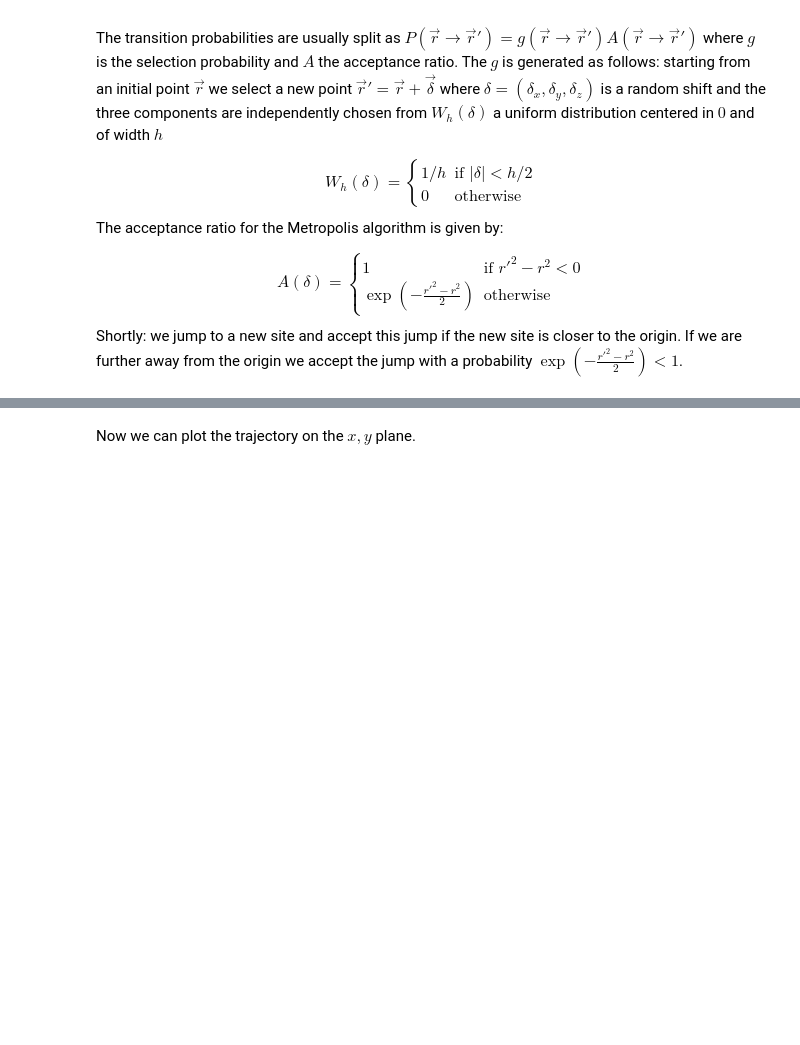
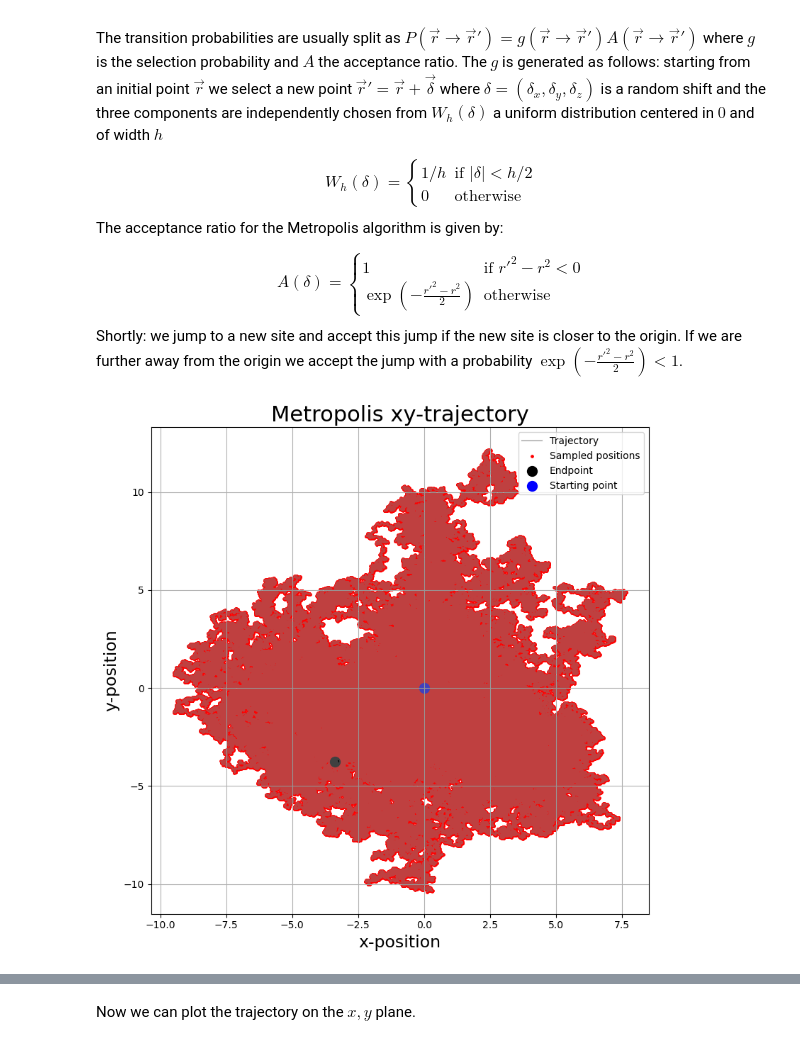
Before and after one commit to BertDepoorter/Monte-Carlo-Methods, a Jupyter notebook: Exercises_1_to_4.ipynb, the cells around one changed output, grey strips where cells are left out. Drawn from its saved outputs; the diff is of its cells as text; code cells hidden in the pictures; blank space fills up the shorter version.

Commit message:
Making figures

```diff
--- a/Exercises_1_to_4.ipynb
+++ b/Exercises_1_to_4.ipynb
@@ -574,9 +572,9 @@ positions_x = np.zeros(int(N))
 positions_y = np.zeros(int(N))
 positions_z = np.zeros(int(N))
 
-positions_x += r_initial_origin[0]
-positions_y += r_initial_origin[1]
-positions_z += r_initial_origin[2]
+positions_x[0] += r_initial_origin[0]
+positions_y[0] += r_initial_origin[1]
+positions_z[0] += r_initial_origin[2]
 
 while n<N-1:
     # Generate step from W_h
@@ -589,36 +587,38 @@ while n<N-1:
     x_old = positions_x[n]
     y_old = positions_y[n]
     z_old = positions_z[n]
 
     r_old = np.array([x_old, y_old, z_old]).flatten()
     r_new = np.add(r_old, delta)
 
     # Metropolis algorithm
     u = np.random.uniform(0, 1, 1)
     A = acceptance_rate(r_new, r_old)
     n += 1
-    if u < A:
+    if A == 1 or u <= A : # accept jump
         positions_x[n] += r_new[0]
         positions_y[n] += r_new[1]
         positions_z[n] += r_new[2]
-    else:
+    else:                # reject jump
         positions_x[n] += r_old[0]
         positions_y[n] += r_old[1]
         positions_z[n] += r_old[2]
 
 fig, ax = plt.subplots(1,1, figsize=(8,8))
 
 ax.set_xlabel('x-position', fontsize=17)
 ax.set_ylabel('y-position', fontsize=17)
 ax.set_title('Metropolis xy-trajectory', fontsize=22)
 ax.plot(positions_x, positions_y, color='gray', alpha=0.5, label='Trajectory')
 ax.scatter(positions_x, positions_y, color='red', marker='o', s=6, label='Sampled positions')
 ax.scatter(positions_x[-1], positions_y[-1], color='black', marker='o', s=100, label='Endpoint')
 ax.scatter(positions_x[0], positions_y[0], color='blue', marker='o', s=100, label='Starting point')
 ax.grid()
 ax.legend()
-fig.savefig('Plots/ex4MC_trajectory_h='+str(h)+'_origin.png', dpi=300)
+# fig.savefig('Plots/ex4MC_trajectory_h='+str(h)+'_origin.png', dpi=300)
 plt.tight_layout()
+# %% [output]
+[figure, added]
 # %%
 # make large plot for h=1, 0.1 and different starting points
 
```
Also changed, not shown: parts of 3 cells of this notebook, 3 other files.
